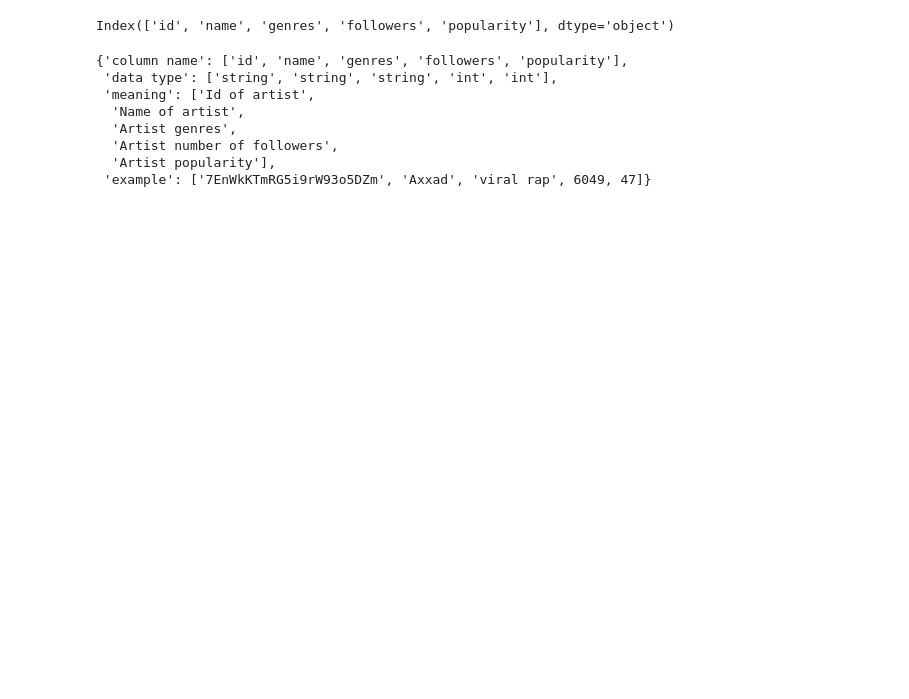
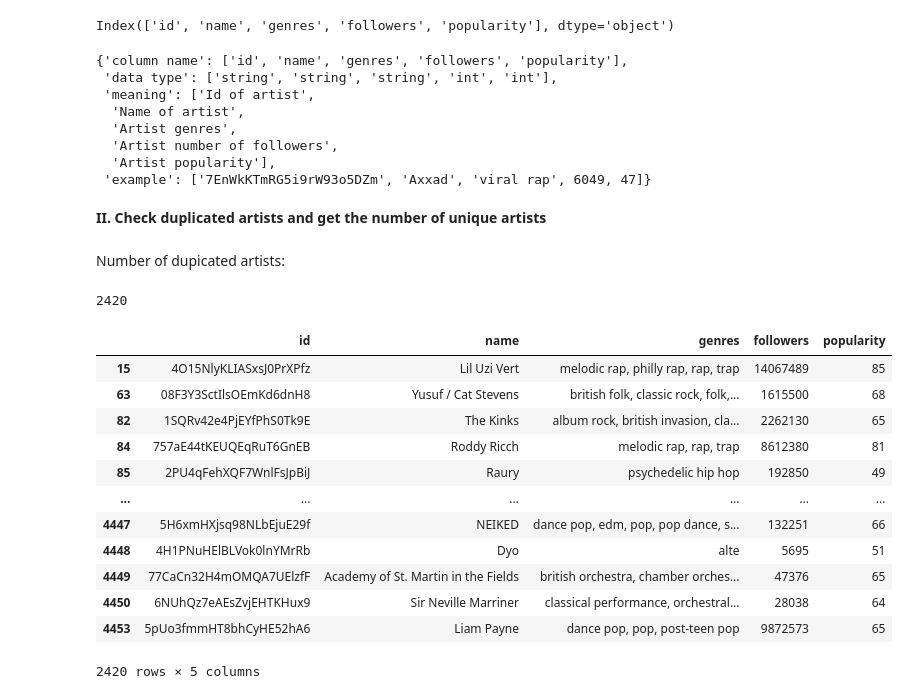
Before and after one commit to quytrungg/Final_Project_CSC14119, a Jupyter notebook: artists_data_exploration.ipynb, the cells around one changed output. Drawn from its saved outputs; the diff is of its cells as text; code cells hidden in the pictures; blank space fills up the shorter version.

```diff
--- a/artists_data_exploration.ipynb
+++ b/artists_data_exploration.ipynb
@@ -61,3 +61,27 @@ meaning_categories
  'example': ['7EnWkKTmRG5i9rW93o5DZm', 'Axxad', 'viral rap', 6049, 47]}
 # %%
 pd.DataFrame.from_dict(meaning_categories).to_csv('artists_data_description.tsv', sep='\t', index=False)
+# %% [markdown]
+**II. Check duplicated artists and get the number of unique artists**
+# %% [markdown]
+Number of dupicated artists:
+# %%
+raw_data['id'].duplicated().sum()
+# %% [output]
+2420
+# %%
+raw_data[raw_data['id'].duplicated()]
+# %% [output]
+|  | id | name | genres | followers | popularity |
+| 15 | 4O15NlyKLIASxsJ0PrXPfz | Lil Uzi Vert | melodic rap, philly rap, rap, trap | 14067489 | 85 |
+| 63 | 08F3Y3SctIlsOEmKd6dnH8 | Yusuf / Cat Stevens | british folk, classic rock, folk,... | 1615500 | 68 |
+| 82 | 1SQRv42e4PjEYfPhS0Tk9E | The Kinks | album rock, british invasion, cla... | 2262130 | 65 |
+| 84 | 757aE44tKEUQEqRuT6GnEB | Roddy Ricch | melodic rap, rap, trap | 8612380 | 81 |
+| 85 | 2PU4qFehXQF7WnlFsJpBiJ | Raury | psychedelic hip hop | 192850 | 49 |
+| ... | ... | ... | ... | ... | ... |
+| 4447 | 5H6xmHXjsq98NLbEjuE29f | NEIKED | dance pop, edm, pop, pop dance, s... | 132251 | 66 |
+| 4448 | 4H1PNuHElBLVok0lnYMrRb | Dyo | alte | 5695 | 51 |
+| 4449 | 77CaCn32H4mOMQA7UElzfF | Academy of St. Martin in the Fields | british orchestra, chamber orches... | 47376 | 65 |
+| 4450 | 6NUhQz7eAEsZvjEHTKHux9 | Sir Neville Marriner | classical performance, orchestral... | 28038 | 64 |
+| 4453 | 5pUo3fmmHT8bhCyHE52hA6 | Liam Payne | dance pop, pop, post-teen pop | 9872573 | 65 |
+2420 rows × 5 columns
```
Also changed, not shown: parts of 13 cells of this notebook, 1 other file.
